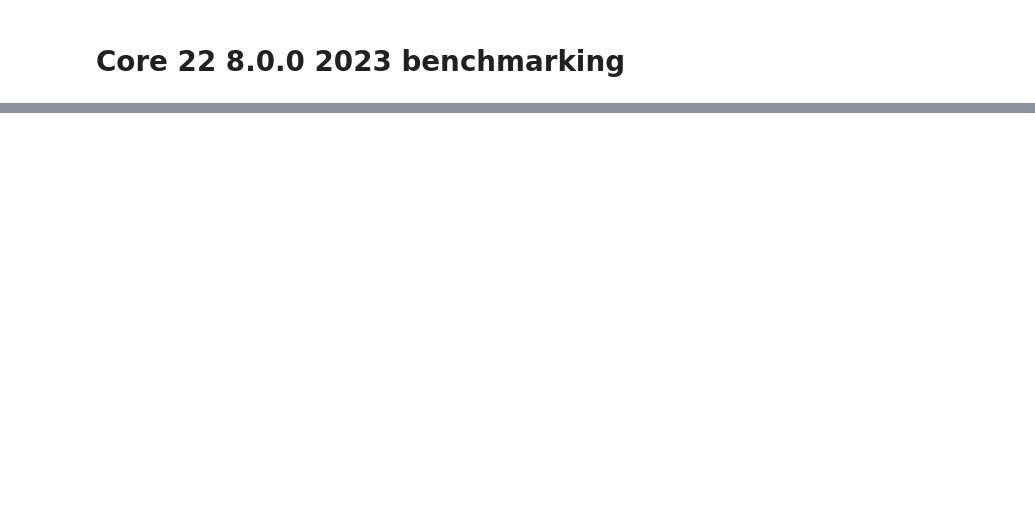
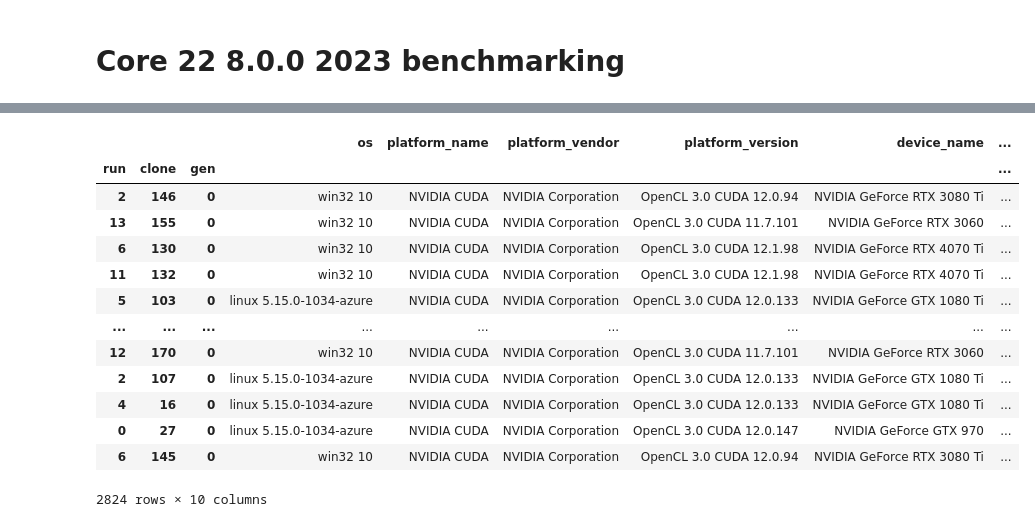
Before and after one commit to FoldingAtHome/fah-gpu-species, a Jupyter notebook: notebooks/core22_8.0.ipynb, the cells around one changed output, grey strips where cells are left out. Saved outputs shown, nothing was run; the diff lists cells and outputs as text; code cells hidden in the pictures; blank space fills up the shorter version.

```diff
--- a/notebooks/core22_8.0.ipynb
+++ b/notebooks/core22_8.0.ipynb
@@ -65,3 +15,8 @@ memory usage: 75.9+ KB
 # %%
-data
+if os.path.exists("checkpoint_17113"):
+    data_113 = pd.read_feather("checkpoint_17113")
+else:
+    data_113 = parse_project_logs("../PROJ17113/", sample=3000)
+    data_113.reset_index().to_feather("checkpoint_17113")
+data_113.info()
 # %% [output]
@@ -82,2 +64,17 @@ data
 # %%
-table = data.groupby('device_name').mean("perf_ns_per_day")
+data_113
+# %% [output]
+|  |  |  | os | platform_name | platform_vendor | platform_version | device_name | ... |
+| run | clone | gen |  |  |  |  |  | ... |
+| 2 | 146 | 0 | win32 10 | NVIDIA CUDA | NVIDIA Corporation | OpenCL 3.0 CUDA 12.0.94 | NVIDIA GeForce RTX 3080 Ti | ... |
+| 13 | 155 | 0 | win32 10 | NVIDIA CUDA | NVIDIA Corporation | OpenCL 3.0 CUDA 11.7.101 | NVIDIA GeForce RTX 3060 | ... |
+| 6 | 130 | 0 | win32 10 | NVIDIA CUDA | NVIDIA Corporation | OpenCL 3.0 CUDA 12.1.98 | NVIDIA GeForce RTX 4070 Ti | ... |
+| 11 | 132 | 0 | win32 10 | NVIDIA CUDA | NVIDIA Corporation | OpenCL 3.0 CUDA 12.1.98 | NVIDIA GeForce RTX 4070 Ti | ... |
+| 5 | 103 | 0 | linux 5.15.0-1034-azure | NVIDIA CUDA | NVIDIA Corporation | OpenCL 3.0 CUDA 12.0.133 | NVIDIA GeForce GTX 1080 Ti | ... |
+| ... | ... | ... | ... | ... | ... | ... | ... | ... |
+| 12 | 170 | 0 | win32 10 | NVIDIA CUDA | NVIDIA Corporation | OpenCL 3.0 CUDA 11.7.101 | NVIDIA GeForce RTX 3060 | ... |
+| 2 | 107 | 0 | linux 5.15.0-1034-azure | NVIDIA CUDA | NVIDIA Corporation | OpenCL 3.0 CUDA 12.0.133 | NVIDIA GeForce GTX 1080 Ti | ... |
+| 4 | 16 | 0 | linux 5.15.0-1034-azure | NVIDIA CUDA | NVIDIA Corporation | OpenCL 3.0 CUDA 12.0.133 | NVIDIA GeForce GTX 1080 Ti | ... |
+| 0 | 27 | 0 | linux 5.15.0-1034-azure | NVIDIA CUDA | NVIDIA Corporation | OpenCL 3.0 CUDA 12.0.147 | NVIDIA GeForce GTX 970 | ... |
+| 6 | 145 | 0 | win32 10 | NVIDIA CUDA | NVIDIA Corporation | OpenCL 3.0 CUDA 12.0.94 | NVIDIA GeForce RTX 3080 Ti | ... |
+2824 rows × 10 columns
```
Also changed, not shown: parts of 16 cells of this notebook, 2 other files.
